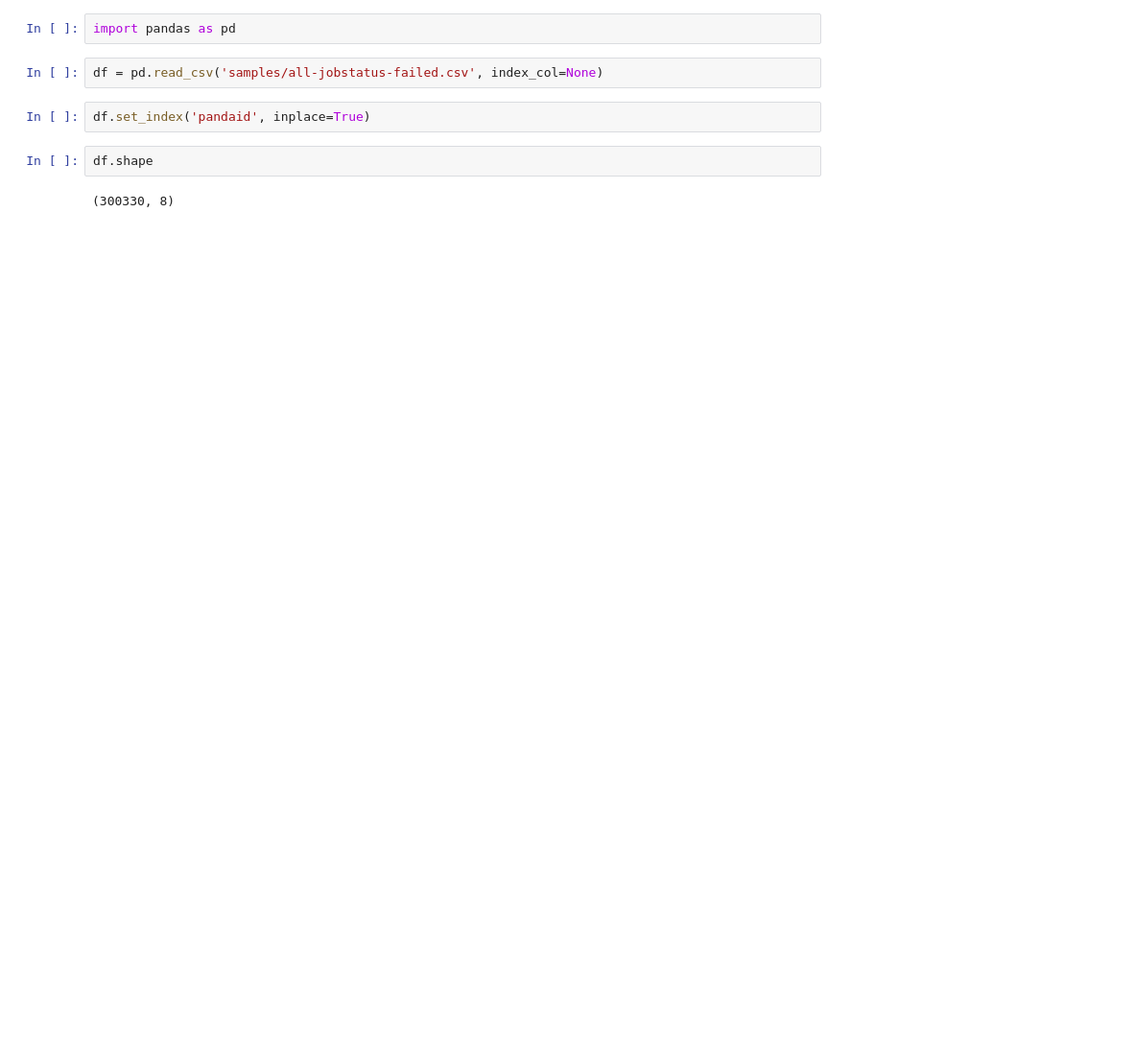
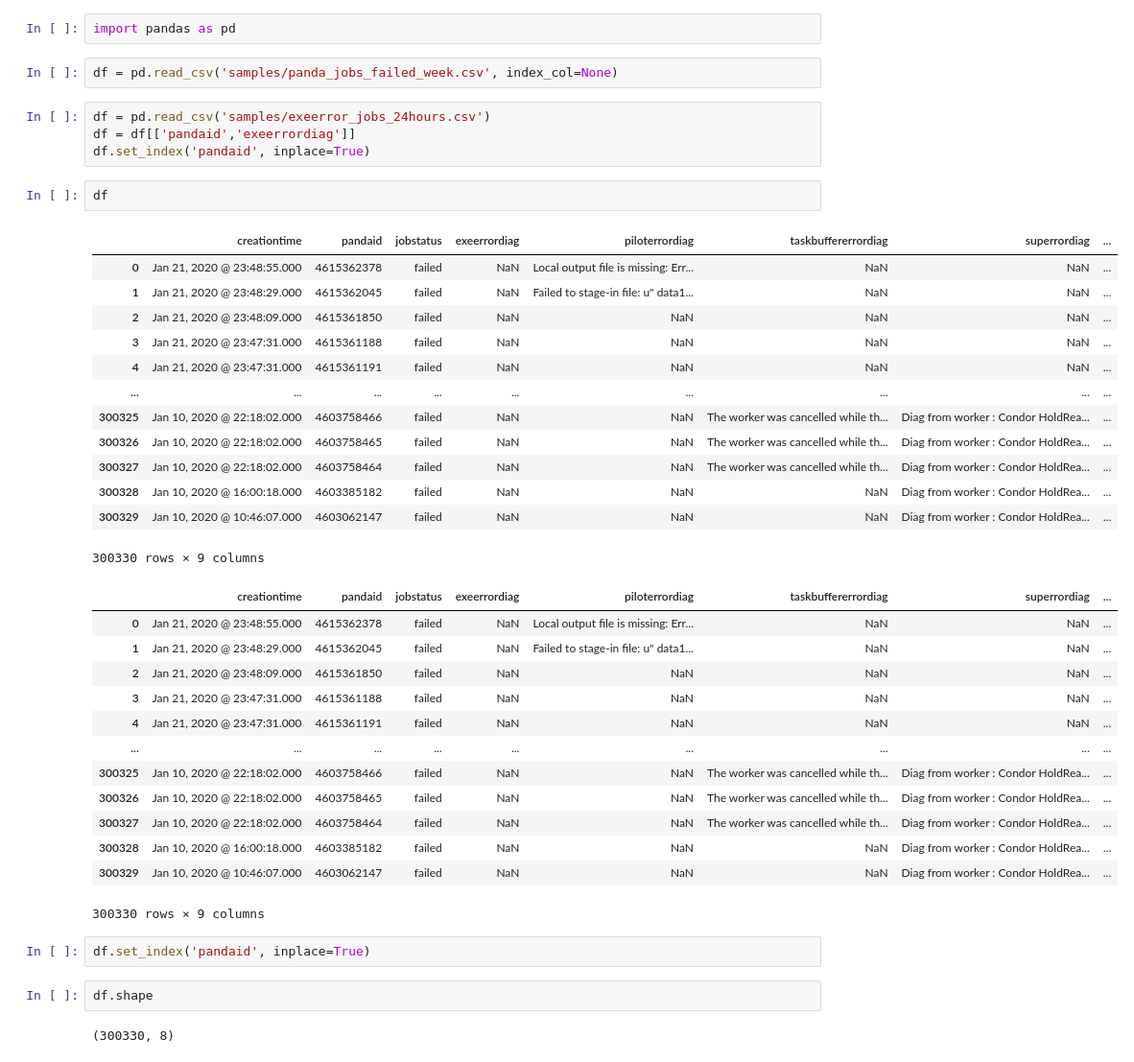
Before and after one commit to maria-grigorieva/ClusterLog, a Jupyter notebook: panda_jobs_analysis.ipynb, the cells around one changed output. Shown at 96% size. Drawn from its saved outputs; the diff is of its cells as text; blank space fills up the shorter version.

```diff
--- a/panda_jobs_analysis.ipynb
+++ b/panda_jobs_analysis.ipynb
@@ -1,7 +1,40 @@
 # %%
 import pandas as pd
 # %%
-df = pd.read_csv('samples/all-jobstatus-failed.csv', index_col=None)
+df = pd.read_csv('samples/panda_jobs_failed_week.csv', index_col=None)
+# %%
+df = pd.read_csv('samples/exeerror_jobs_24hours.csv')
+df = df[['pandaid','exeerrordiag']]
+df.set_index('pandaid', inplace=True)
+# %%
+df
+# %% [output]
+|  | creationtime | pandaid | jobstatus | exeerrordiag | piloterrordiag | taskbuffererrordiag | superrordiag | ... |
+| 0 | Jan 21, 2020 @ 23:48:55.000 | 4615362378 | failed | NaN | Local output file is missing: Err... | NaN | NaN | ... |
+| 1 | Jan 21, 2020 @ 23:48:29.000 | 4615362045 | failed | NaN | Failed to stage-in file: u" data1... | NaN | NaN | ... |
+| 2 | Jan 21, 2020 @ 23:48:09.000 | 4615361850 | failed | NaN | NaN | NaN | NaN | ... |
+| 3 | Jan 21, 2020 @ 23:47:31.000 | 4615361188 | failed | NaN | NaN | NaN | NaN | ... |
+| 4 | Jan 21, 2020 @ 23:47:31.000 | 4615361191 | failed | NaN | NaN | NaN | NaN | ... |
+| ... | ... | ... | ... | ... | ... | ... | ... | ... |
+| 300325 | Jan 10, 2020 @ 22:18:02.000 | 4603758466 | failed | NaN | NaN | The worker was cancelled while th... | Diag from worker : Condor HoldRea... | ... |
+| 300326 | Jan 10, 2020 @ 22:18:02.000 | 4603758465 | failed | NaN | NaN | The worker was cancelled while th... | Diag from worker : Condor HoldRea... | ... |
+| 300327 | Jan 10, 2020 @ 22:18:02.000 | 4603758464 | failed | NaN | NaN | The worker was cancelled while th... | Diag from worker : Condor HoldRea... | ... |
+| 300328 | Jan 10, 2020 @ 16:00:18.000 | 4603385182 | failed | NaN | NaN | NaN | Diag from worker : Condor HoldRea... | ... |
+| 300329 | Jan 10, 2020 @ 10:46:07.000 | 4603062147 | failed | NaN | NaN | NaN | Diag from worker : Condor HoldRea... | ... |
+300330 rows × 9 columns
+|  | creationtime | pandaid | jobstatus | exeerrordiag | piloterrordiag | taskbuffererrordiag | superrordiag | ... |
+| 0 | Jan 21, 2020 @ 23:48:55.000 | 4615362378 | failed | NaN | Local output file is missing: Err... | NaN | NaN | ... |
+| 1 | Jan 21, 2020 @ 23:48:29.000 | 4615362045 | failed | NaN | Failed to stage-in file: u" data1... | NaN | NaN | ... |
+| 2 | Jan 21, 2020 @ 23:48:09.000 | 4615361850 | failed | NaN | NaN | NaN | NaN | ... |
+| 3 | Jan 21, 2020 @ 23:47:31.000 | 4615361188 | failed | NaN | NaN | NaN | NaN | ... |
+| 4 | Jan 21, 2020 @ 23:47:31.000 | 4615361191 | failed | NaN | NaN | NaN | NaN | ... |
+| ... | ... | ... | ... | ... | ... | ... | ... | ... |
+| 300325 | Jan 10, 2020 @ 22:18:02.000 | 4603758466 | failed | NaN | NaN | The worker was cancelled while th... | Diag from worker : Condor HoldRea... | ... |
+| 300326 | Jan 10, 2020 @ 22:18:02.000 | 4603758465 | failed | NaN | NaN | The worker was cancelled while th... | Diag from worker : Condor HoldRea... | ... |
+| 300327 | Jan 10, 2020 @ 22:18:02.000 | 4603758464 | failed | NaN | NaN | The worker was cancelled while th... | Diag from worker : Condor HoldRea... | ... |
+| 300328 | Jan 10, 2020 @ 16:00:18.000 | 4603385182 | failed | NaN | NaN | NaN | Diag from worker : Condor HoldRea... | ... |
+| 300329 | Jan 10, 2020 @ 10:46:07.000 | 4603062147 | failed | NaN | NaN | NaN | Diag from worker : Condor HoldRea... | ... |
+300330 rows × 9 columns
 # %%
 df.set_index('pandaid', inplace=True)
 # %%
```
Also changed, not shown: parts of 23 cells of this notebook, 34 other files.
